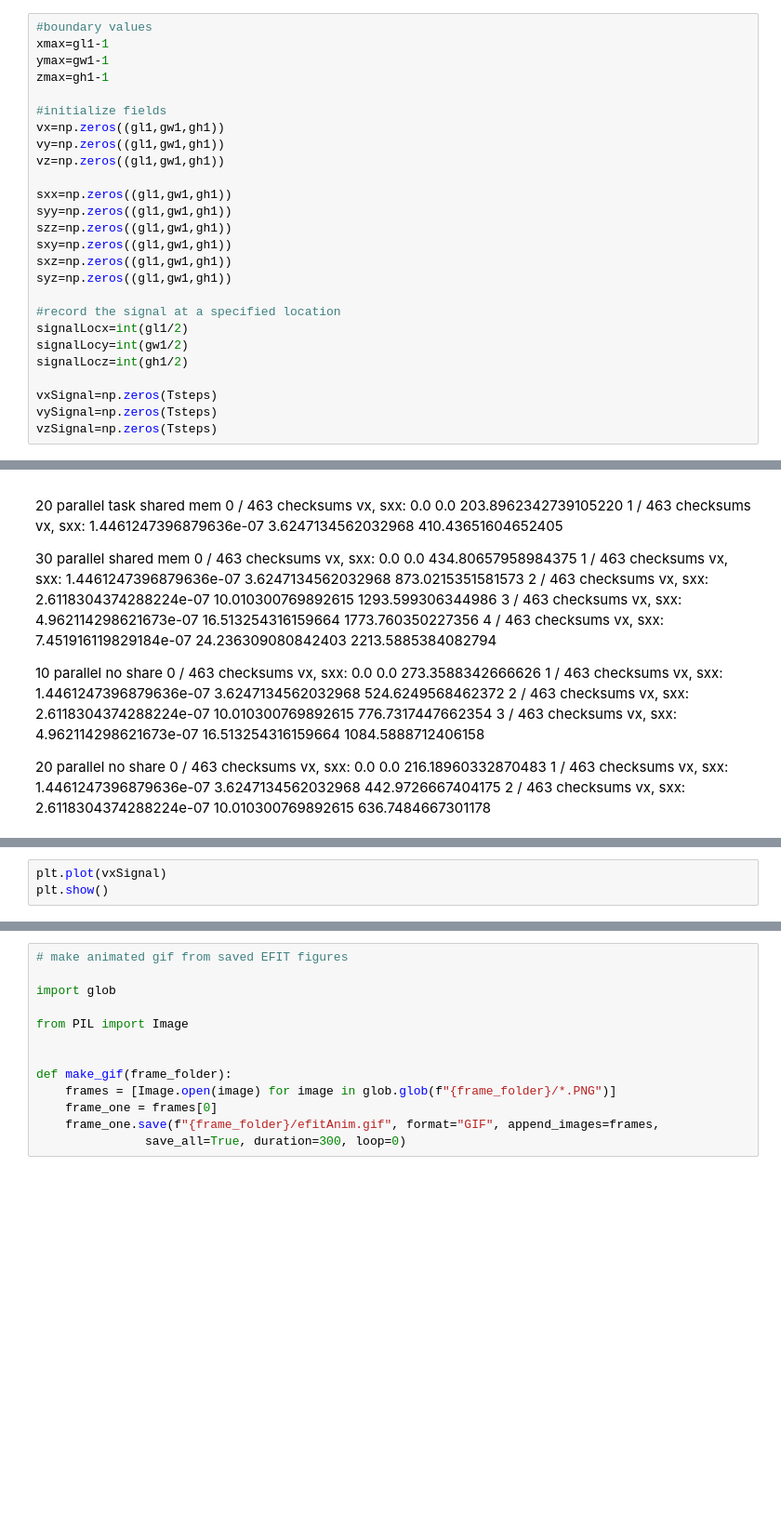
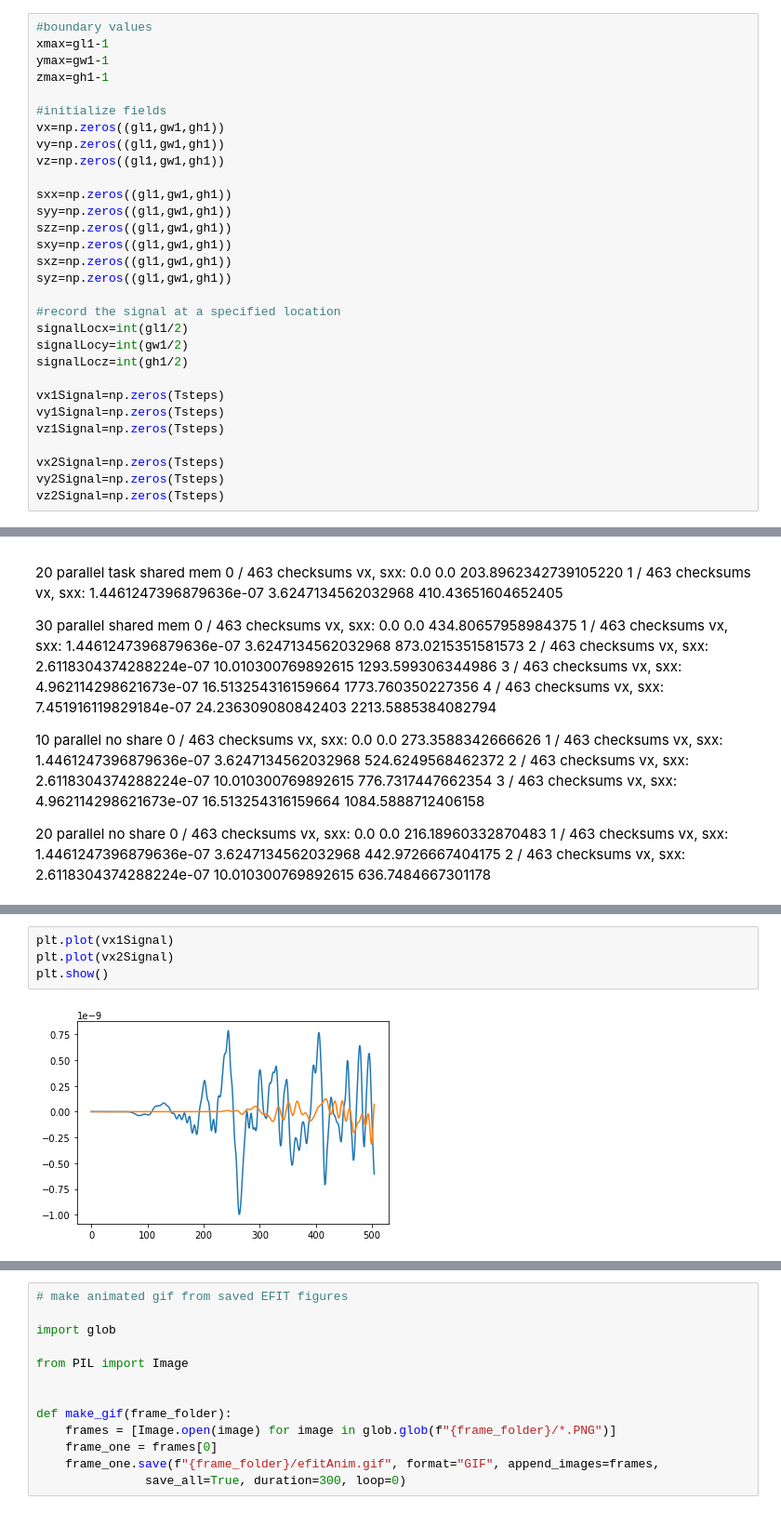
Before and after one commit to danchendrickson/3D_EFIT, a Jupyter notebook: OtherCode/efit3D-Copy3.ipynb, the cells around one changed output, grey strips where cells are left out. Shown at 93% size. Drawn from its saved outputs; the diff is of its cells as text; blank space fills up the shorter version.

```diff
--- a/OtherCode/efit3D-Copy3.ipynb
+++ b/OtherCode/efit3D-Copy3.ipynb
@@ -219,9 +219,13 @@ signalLocx=int(gl1/2)
 signalLocy=int(gw1/2)
 signalLocz=int(gh1/2)
 
-vxSignal=np.zeros(Tsteps)
-vySignal=np.zeros(Tsteps)
-vzSignal=np.zeros(Tsteps)
+vx1Signal=np.zeros(Tsteps)
+vy1Signal=np.zeros(Tsteps)
+vz1Signal=np.zeros(Tsteps)
+
+vx2Signal=np.zeros(Tsteps)
+vy2Signal=np.zeros(Tsteps)
+vz2Signal=np.zeros(Tsteps)
 # %%
 def updateStresses(x,y,z):
 
@@ -1090,4 +1111,7 @@ plt.contourf(np.transpose(vz[:,:,15]), cmap='seismic')
 # %%
-plt.plot(vxSignal)
+plt.plot(vx1Signal)
+plt.plot(vx2Signal)
 plt.show()
+# %% [output]
+[figure, added]
 # %%
```
Also changed, not shown: parts of 14 cells of this notebook, 1 other file.
